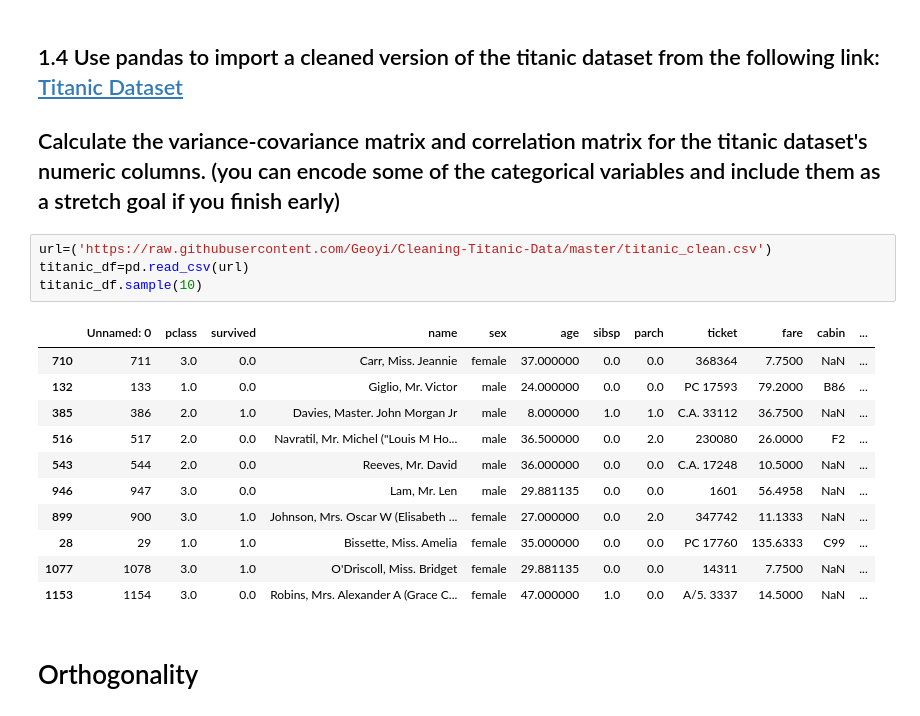
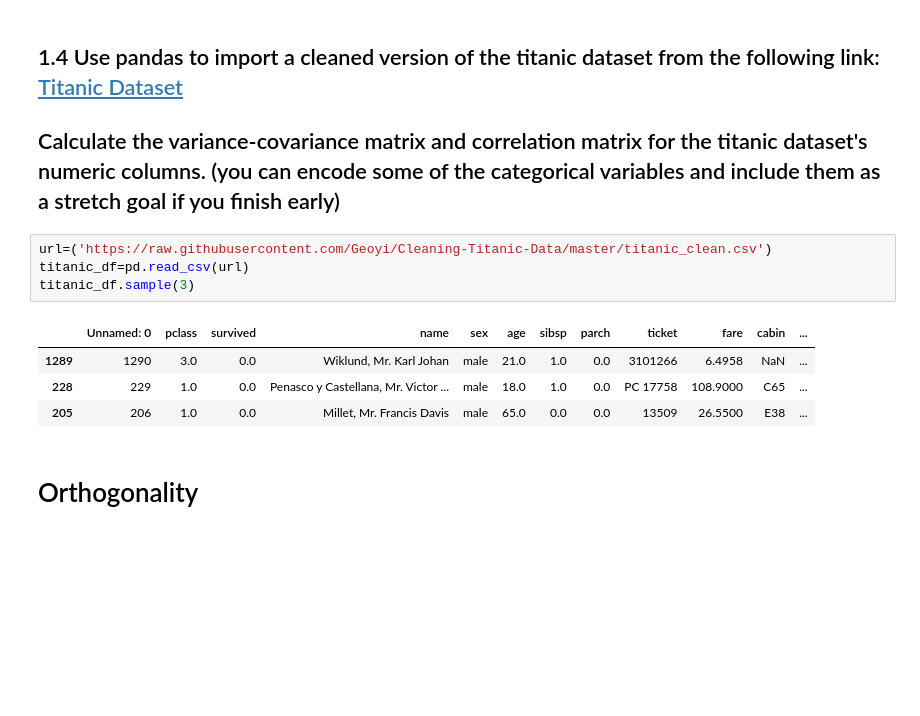
Before and after one commit to AaronReichert/DS-Unit-1-Sprint-3-Linear-Algebra, a Jupyter notebook: module2-intermediate-linear-algebra/LS_DS_132_Intermediate_Linear_Algebra_Assignment.ipynb, the cells around one changed output. Cells and saved outputs as stored; diff of their text form; blank space fills up the shorter version.

```diff
--- a/module2-intermediate-linear-algebra/LS_DS_132_Intermediate_Linear_Algebra_Assignment.ipynb
+++ b/module2-intermediate-linear-algebra/LS_DS_132_Intermediate_Linear_Algebra_Assignment.ipynb
@@ -162,19 +162,12 @@ print(df_last_week.coustomers.std())
 # %%
 url=('https://raw.githubusercontent.com/Geoyi/Cleaning-Titanic-Data/master/titanic_clean.csv')
 titanic_df=pd.read_csv(url)
-titanic_df.sample(10)
+titanic_df.sample(3)
 # %% [output]
 |  | Unnamed: 0 | pclass | survived | name | sex | age | sibsp | parch | ticket | fare | cabin | ... |
-| 710 | 711 | 3.0 | 0.0 | Carr, Miss. Jeannie | female | 37.000000 | 0.0 | 0.0 | 368364 | 7.7500 | NaN | ... |
-| 132 | 133 | 1.0 | 0.0 | Giglio, Mr. Victor | male | 24.000000 | 0.0 | 0.0 | PC 17593 | 79.2000 | B86 | ... |
-| 385 | 386 | 2.0 | 1.0 | Davies, Master. John Morgan Jr | male | 8.000000 | 1.0 | 1.0 | C.A. 33112 | 36.7500 | NaN | ... |
-| 516 | 517 | 2.0 | 0.0 | Navratil, Mr. Michel ("Louis M Ho... | male | 36.500000 | 0.0 | 2.0 | 230080 | 26.0000 | F2 | ... |
-| 543 | 544 | 2.0 | 0.0 | Reeves, Mr. David | male | 36.000000 | 0.0 | 0.0 | C.A. 17248 | 10.5000 | NaN | ... |
-| 946 | 947 | 3.0 | 0.0 | Lam, Mr. Len | male | 29.881135 | 0.0 | 0.0 | 1601 | 56.4958 | NaN | ... |
-| 899 | 900 | 3.0 | 1.0 | Johnson, Mrs. Oscar W (Elisabeth ... | female | 27.000000 | 0.0 | 2.0 | 347742 | 11.1333 | NaN | ... |
-| 28 | 29 | 1.0 | 1.0 | Bissette, Miss. Amelia | female | 35.000000 | 0.0 | 0.0 | PC 17760 | 135.6333 | C99 | ... |
-| 1077 | 1078 | 3.0 | 1.0 | O'Driscoll, Miss. Bridget | female | 29.881135 | 0.0 | 0.0 | 14311 | 7.7500 | NaN | ... |
-| 1153 | 1154 | 3.0 | 0.0 | Robins, Mrs. Alexander A (Grace C... | female | 47.000000 | 1.0 | 0.0 | A/5. 3337 | 14.5000 | NaN | ... |
+| 1289 | 1290 | 3.0 | 0.0 | Wiklund, Mr. Karl Johan | male | 21.0 | 1.0 | 0.0 | 3101266 | 6.4958 | NaN | ... |
+| 228 | 229 | 1.0 | 0.0 | Penasco y Castellana, Mr. Victor ... | male | 18.0 | 1.0 | 0.0 | PC 17758 | 108.9000 | C65 | ... |
+| 205 | 206 | 1.0 | 0.0 | Millet, Mr. Francis Davis | male | 65.0 | 0.0 | 0.0 | 13509 | 26.5500 | E38 | ... |
 # %% [markdown]
 # Orthogonality
 # %% [markdown]
```
Also changed, not shown: parts of 16 cells of this notebook.
